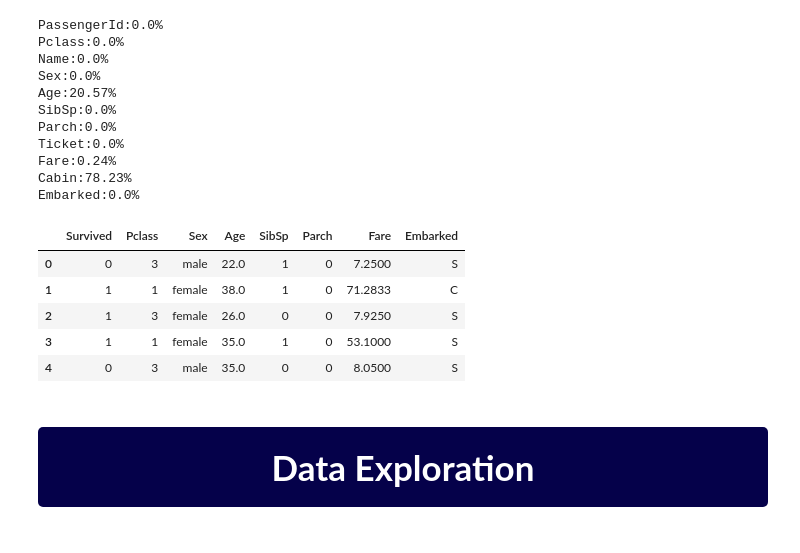
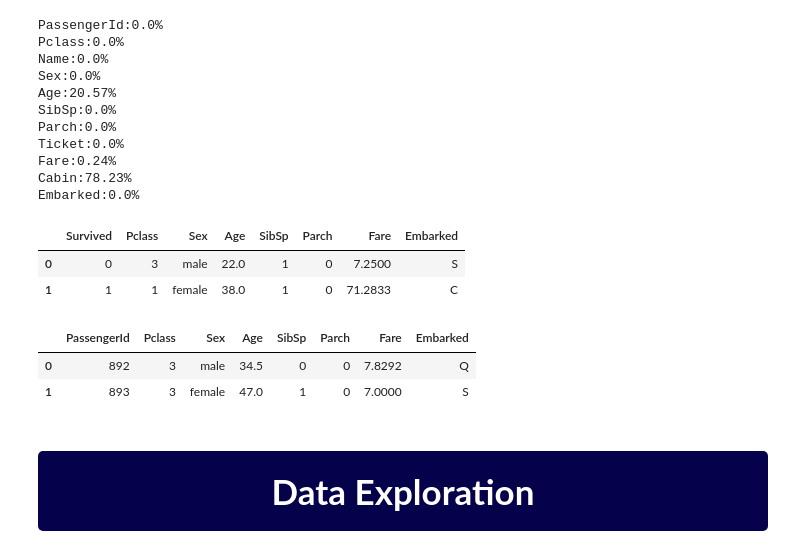
Before and after one commit to adeke910/TITANIC, a Jupyter notebook: titanic.ipynb, the cells around one changed output. Cells and saved outputs as stored; diff of their text form; code cells hidden in the pictures.

```diff
--- a/titanic.ipynb
+++ b/titanic.ipynb
@@ -247,9 +247,9 @@ Fare:0.24%
 Cabin:78.23%
 Embarked:0.0%
 # %%
-def clean (data):
+def clean (data, type):
     #dropping unwanted columns
-    data.drop(columns=["PassengerId","Name","Ticket","Cabin"], inplace = True)
+    data.drop(columns=["PassengerId","Name","Ticket","Cabin"], inplace = True) if type == 'train' else data.drop(columns=["Name","Ticket","Cabin"], inplace = True)
 
     #filling missing values in Age column
     data['Age'].fillna(data['Age'].mean(),inplace = True)
@@ -266,16 +266,19 @@ def clean (data):
 
     return data
 # %%
-train_df = clean(train_df)
-test_df  = clean(test_df)
-train_df.head()
+train_df = clean(train_df, 'train')
+test_df = clean(test_df, 'test')
+train_df.head(2)
 # %% [output]
 |  | Survived | Pclass | Sex | Age | SibSp | Parch | Fare | Embarked |
 | 0 | 0 | 3 | male | 22.0 | 1 | 0 | 7.2500 | S |
 | 1 | 1 | 1 | female | 38.0 | 1 | 0 | 71.2833 | C |
-| 2 | 1 | 3 | female | 26.0 | 0 | 0 | 7.9250 | S |
-| 3 | 1 | 1 | female | 35.0 | 1 | 0 | 53.1000 | S |
-| 4 | 0 | 3 | male | 35.0 | 0 | 0 | 8.0500 | S |
+# %%
+test_df.head(2)
+# %% [output]
+|  | PassengerId | Pclass | Sex | Age | SibSp | Parch | Fare | Embarked |
+| 0 | 892 | 3 | male | 34.5 | 0 | 0 | 7.8292 | Q |
+| 1 | 893 | 3 | female | 47.0 | 1 | 0 | 7.0000 | S |
 # %% [markdown]
 <a id="2"></a>
 # <div style="padding:20px;color:white;margin:0;font-size:35px;font-family:Georgia;text-align:center;display:fill;border-radius:5px;background-color:#05014a;overflow:hidden"><b>Data Exploration</b></div>
```
Also changed, not shown: parts of 34 cells of this notebook, 2 other files.
